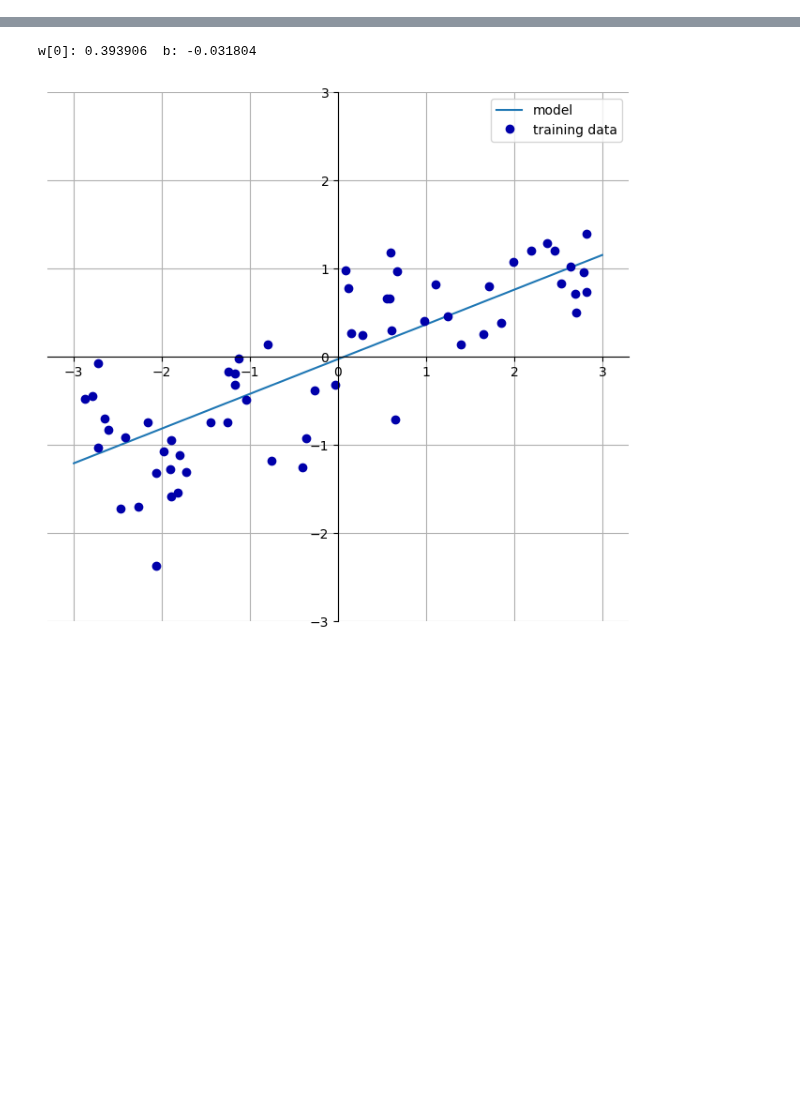
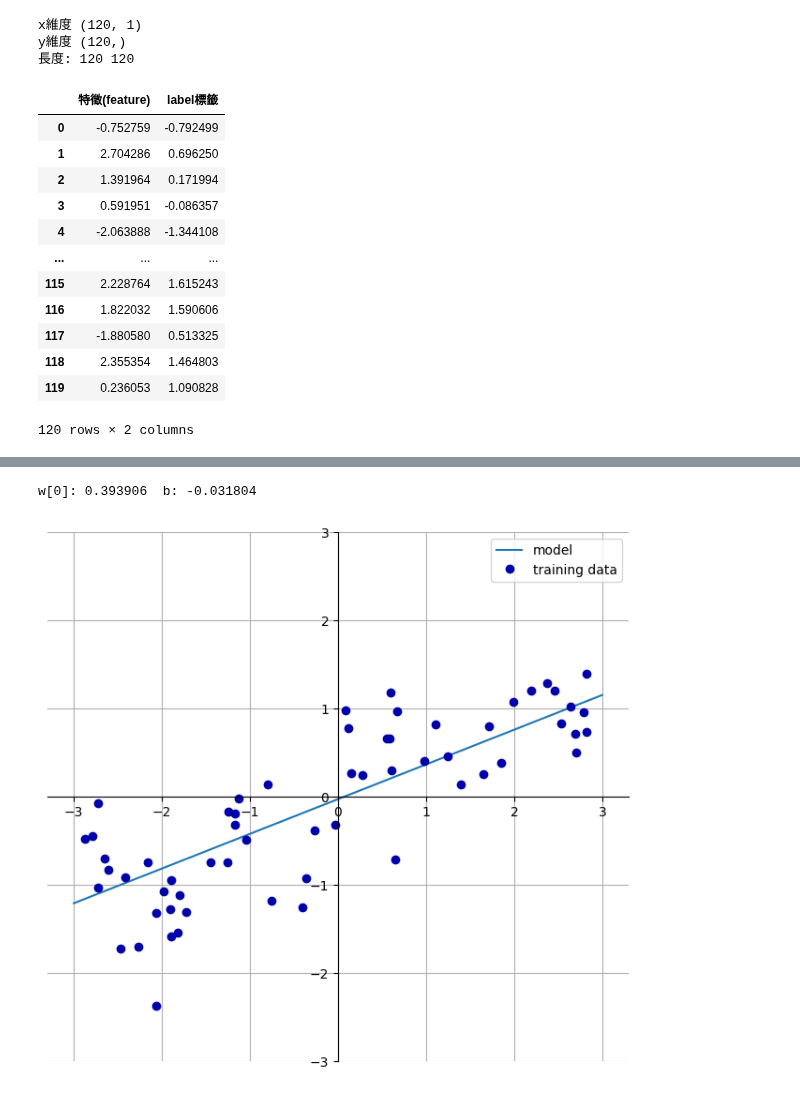
Before and after one commit to roberthsu2003/machine_learning, a Jupyter notebook: 簡單線性迴歸/mglearn說明.ipynb, the cells around one changed output, grey strips where cells are left out. Cells and saved outputs as stored; diff of their text form; code cells hidden in the pictures; blank space fills up the shorter version.

```diff
--- a/簡單線性迴歸/mglearn說明.ipynb
+++ b/簡單線性迴歸/mglearn說明.ipynb
@@ -2,0 +10,33 @@
+# %%
+#取得x[0]和ŷ的資料
+#使用pandas顯示
+import mglearn
+import pandas as pd
+
+X, y = mglearn.datasets.make_wave(n_samples=120)#n_samples的數量
+#維度
+print("x維度",X.shape)
+print("y維度",y.shape)
+#長度
+print('長度:',len(X), len(y))
+# 建立一個DataFrame顯示資料
+Xy_df = pd.DataFrame(X, columns=['特徵(feature)'])
+Xy_df['label標籤'] = y
+display(Xy_df)
+# %% [output]
+x維度 (120, 1)
+y維度 (120,)
+長度: 120 120
+|  | 特徵(feature) | label標籤 |
+| 0 | -0.752759 | -0.792499 |
+| 1 | 2.704286 | 0.696250 |
+| 2 | 1.391964 | 0.171994 |
+| 3 | 0.591951 | -0.086357 |
+| 4 | -2.063888 | -1.344108 |
+| ... | ... | ... |
+| 115 | 2.228764 | 1.615243 |
+| 116 | 1.822032 | 1.590606 |
+| 117 | -1.880580 | 0.513325 |
+| 118 | 2.355354 | 1.464803 |
+| 119 | 0.236053 | 1.090828 |
+120 rows × 2 columns
```
Also changed, not shown: parts of 9 cells of this notebook.
